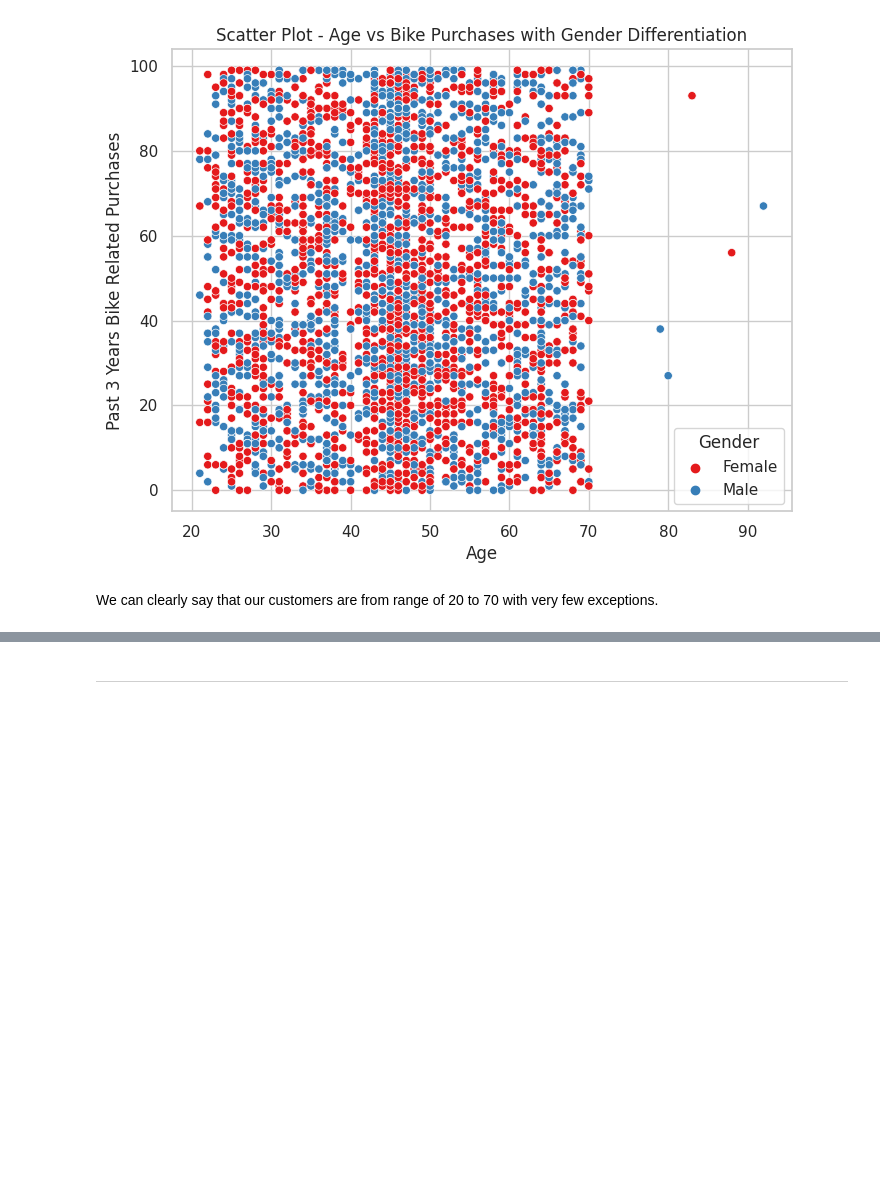
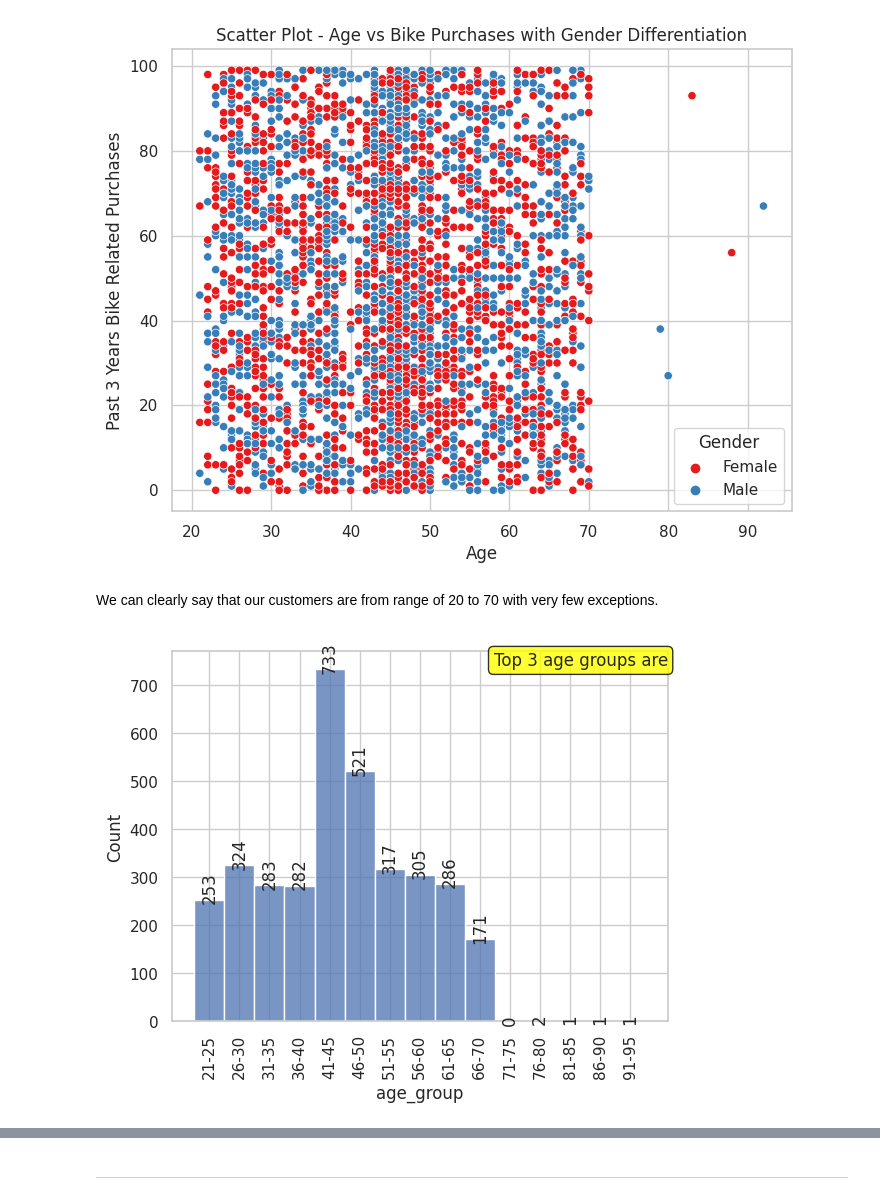
Before and after one commit to omkarpawar1430/KPMG-Virtual-Internship, a Jupyter notebook: Module 2/data_viz.ipynb, the cells around one changed output, grey strips where cells are left out. Saved outputs shown, nothing was run; the diff lists cells and outputs as text; code cells hidden in the pictures; blank space fills up the shorter version.

```diff
--- a/Module 2/data_viz.ipynb
+++ b/Module 2/data_viz.ipynb
@@ -177,3 +177,32 @@ plt.show()
 [figure]
 # %% [markdown]
 We can clearly say that our customers are from range of 20 to 70 with very few exceptions.
+# %%
+import seaborn as sns
+import matplotlib.pyplot as plt
+import pandas as pd
+
+# Assuming 'temp_view' is your DataFrame
+min_age = temp_view['age'].min()
+max_age = temp_view['age'].max()
+
+# Calculate dynamic age bins
+age_interval = 5
+age_bins = range(min_age, max_age + age_interval + 1, age_interval)
+
+# Create age ranges
+temp_view['age_group'] = pd.cut(temp_view['age'], bins=age_bins, labels=[f'{start}-{end - 1}' for start, end in zip(age_bins[:-1], age_bins[1:])])
+
+ax = sns.histplot(x='age_group', data=temp_view, bins=len(age_bins) - 1)
+
+# Annotate each bar with its count, rotating the numbers vertically
+for p in ax.patches:
+    ax.annotate(f'{p.get_height():.0f}', (p.get_x() + p.get_width() / 2., p.get_height()), ha='center', va='baseline', rotation='vertical')
+
+# Rotate x-axis labels to 90 degrees
+plt.xticks(rotation=90)
+# Add a text box at the top-right corner
+plt.text(1, 1, f'Top 3 age groups are', transform=ax.transAxes, horizontalalignment='right', verticalalignment='top', bbox=dict(facecolor='Yellow',edgecolor='black', boxstyle='round,pad=0.3', alpha=0.8))
+plt.show()
+# %% [output]
+[figure, added]
```
Also changed, not shown: parts of 6 cells of this notebook, 2 other files.
